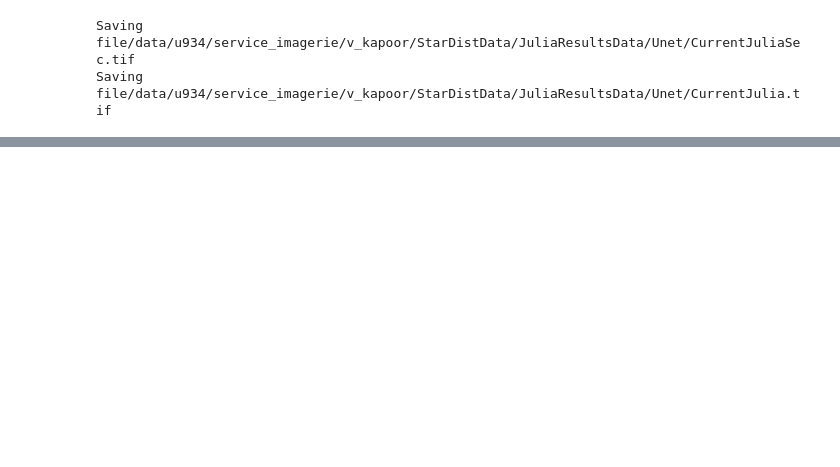
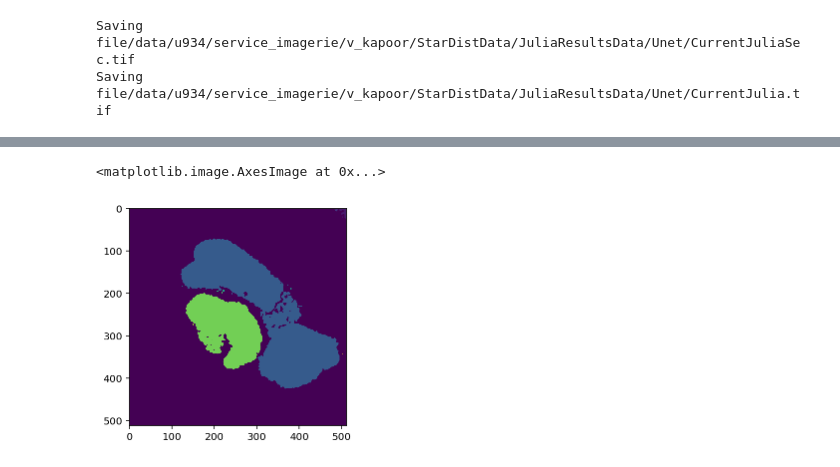
Before and after one commit to lucas-sancere/CAREforCurie, a Jupyter notebook: UNet/BatchProcessing2D.ipynb, the cells around one changed output, grey strips where cells are left out. Saved outputs shown, nothing was run; the diff lists cells and outputs as text; code cells hidden in the pictures; blank space fills up the shorter version.

```diff
--- a/UNet/BatchProcessing2D.ipynb
+++ b/UNet/BatchProcessing2D.ipynb
@@ -90,0 +98,5 @@ Saving file/data/u934/service_imagerie/v_kapoor/StarDistData/JuliaResultsData/Un
+# %%
+plt.imshow(Segmentedfiles[1])
+# %% [output]
+<matplotlib.image.AxesImage at 0x...>
+[figure, added]
```
Also changed, not shown: parts of 9 cells of this notebook, 14 other files.
